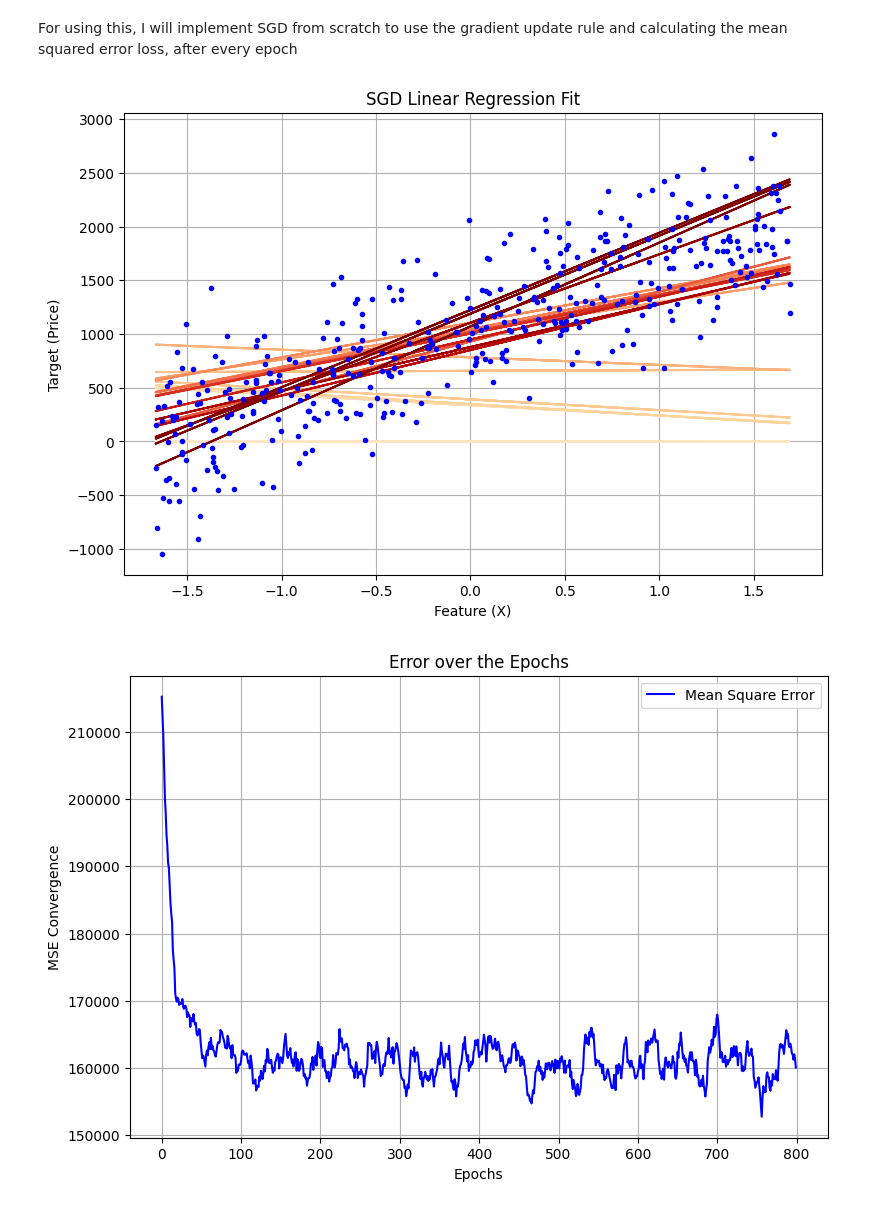
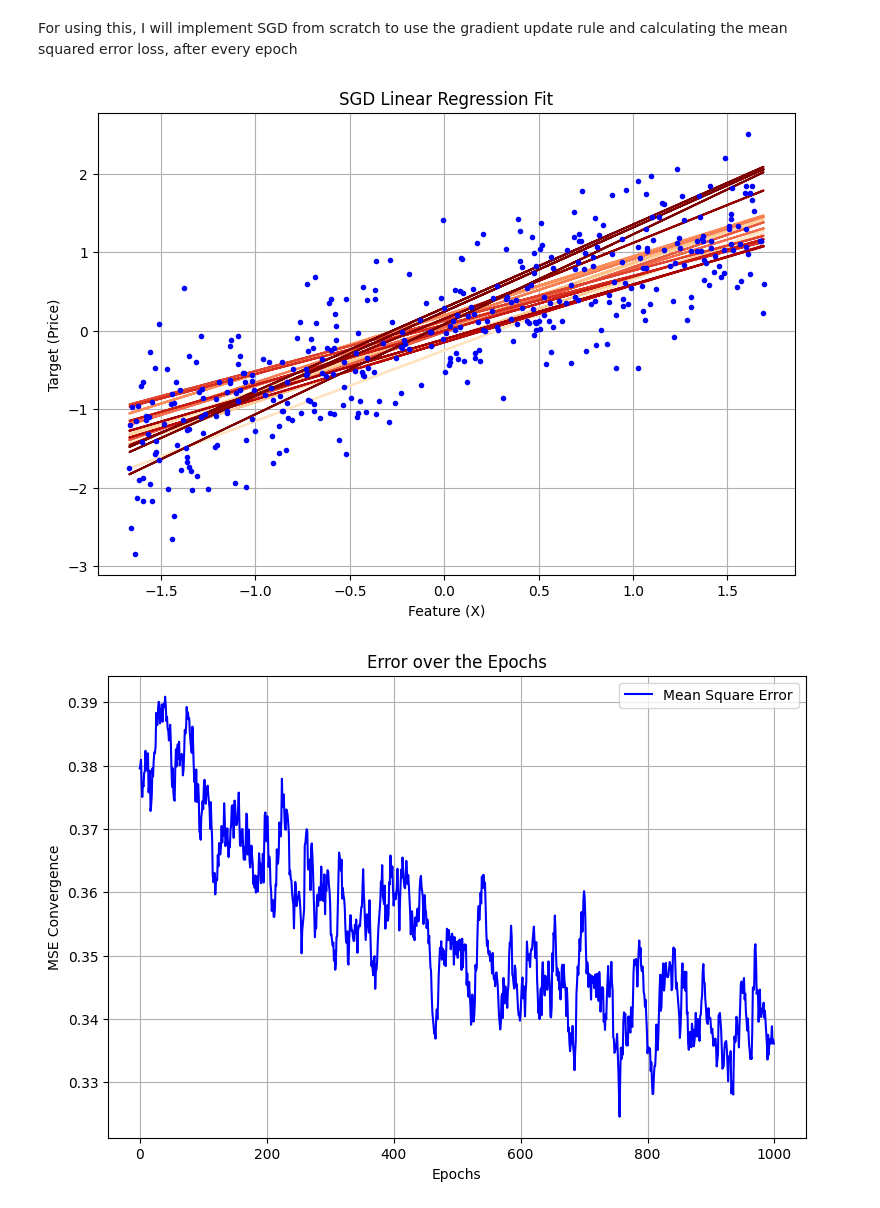
Before and after one commit to Wania-n/ML_A-02_Price-Prediction, a Jupyter notebook: 22i-2369_ML_A2.ipynb, the cells around one changed output. Drawn from its saved outputs; the diff is of its cells as text; code cells hidden in the pictures.

```diff
--- a/22i-2369_ML_A2.ipynb
+++ b/22i-2369_ML_A2.ipynb
@@ -127,7 +127,7 @@ n_shown = 20
 plt.figure(figsize=(9, 6))
 
 # Making a function for SGD
-def Manual_SGD(X, y, learning_rate=0.1, decay=0.5, epochs=800):
+def Manual_SGD(X, y, learning_rate=0.1, decay=0.001, epochs=1000):
     data_size = len(y)
     theta = np.random.uniform(-1, 1, (2,1))
     theta_history = [theta.copy()]
@@ -161,38 +161,40 @@ def Manual_SGD(X, y, learning_rate=0.1, decay=0.5, epochs=800):
 
     return theta, theta_history, meansq_history
 
-X[:, 1:] = (X[:, 1:] - X[:, 1:].mean()) / X[:, 1:].std()
+# Scaling the values
+X[:, 1] = (X[:, 1] - X[:, 1].mean()) / X[:, 1].std()
+price_scaled = (price - price.mean()) / price.std()
 
 # Calling the function
-theta_manualSGD, history_SGD, meansq_SGD = Manual_SGD(X, price)
+theta_manualSGD, history_SGD, meansq_SGD = Manual_SGD(X, price_scaled)
 
-plt.plot(X[:, 1], price, "b.")
+plt.plot(X[:, 1], price_scaled, "b.")
 plt.xlabel("Feature (X)")
 plt.ylabel("Target (Price)")
 plt.title("SGD Linear Regression Fit")
 plt.grid()
 plt.savefig("sgd_plot.png")
 plt.show()
 
 # For smoothing out the error line
 def smooth_curve(values, alpha=0.1):
     smoothed = []
     for i in range(len(values)):
         if i == 0:
             smoothed.append(values[i])
         else:
             smoothed.append(alpha * values[i] + (1 - alpha) * smoothed[-1])
     return np.array(smoothed)
 
 # Plotting the Error at every epoch
 plt.figure(figsize=(9,6))
 plt.plot(smooth_curve(meansq_SGD), label="Mean Square Error", color="blue")
 plt.xlabel("Epochs")
 plt.ylabel("MSE Convergence")
 plt.title("Error over the Epochs")
 plt.legend()
 plt.grid()
 plt.show()
 # %% [output]
-[figure, old version]
+[figure, new version]
-[figure, old version]
+[figure, new version]
```
Also changed, not shown: parts of 4 cells of this notebook, 1 other file.
